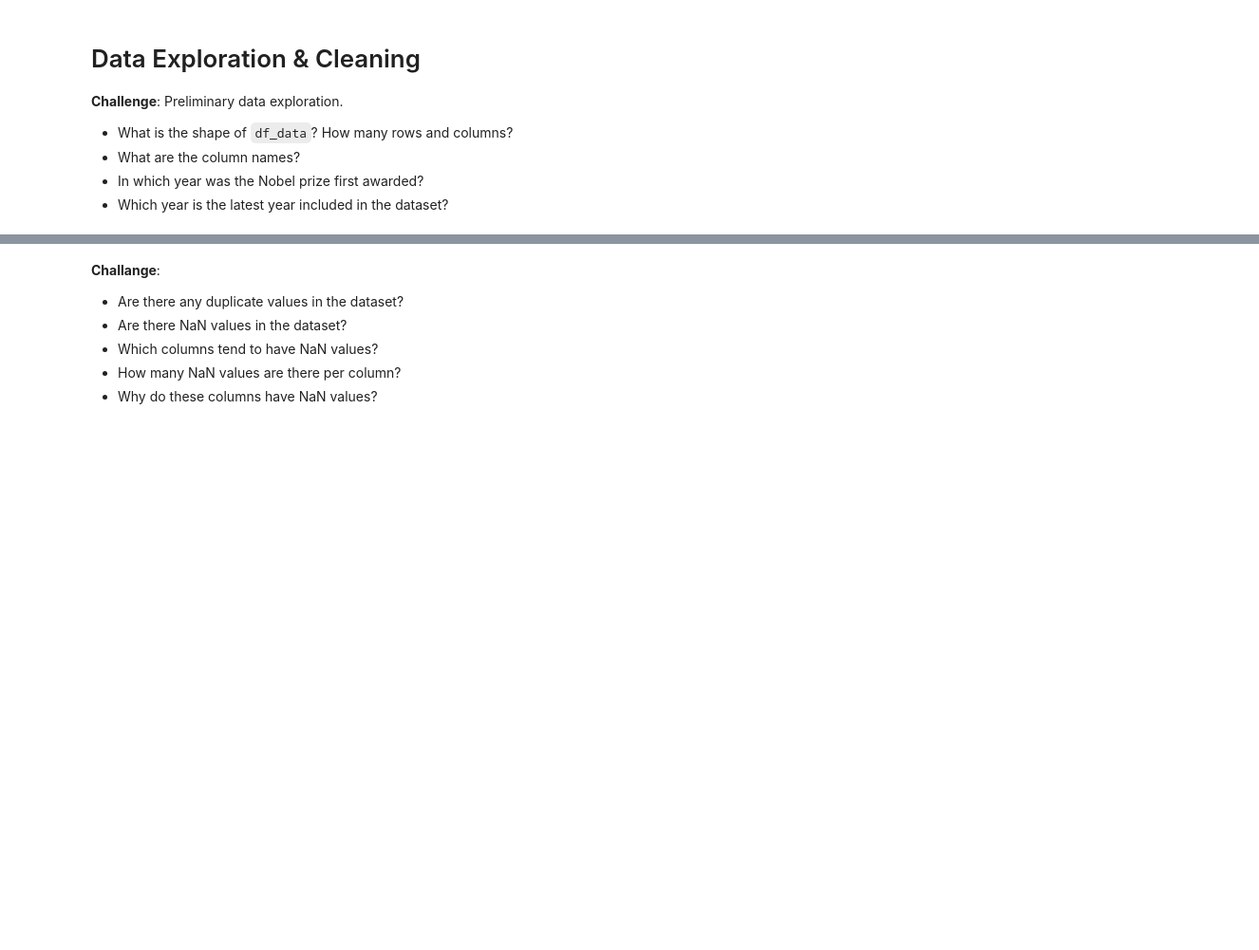
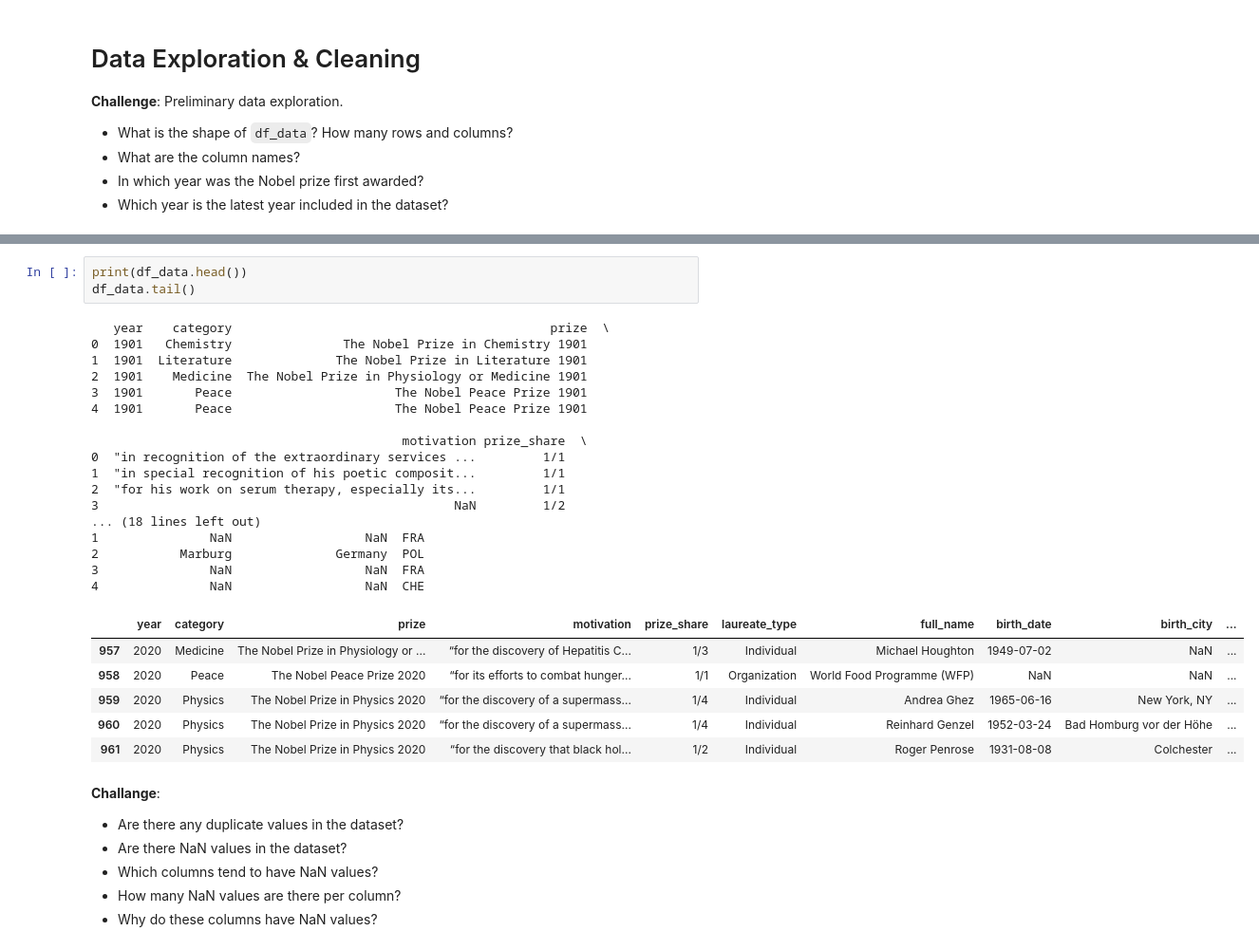
Before and after one commit to sojourn99/nobel-prize-analysis, a Jupyter notebook: Nobel_Prize_Analysis_(start).ipynb, the cells around one changed output, grey strips where cells are left out. Shown at 95% size. Cells and saved outputs as stored; diff of their text form; blank space fills up the shorter version.

```diff
--- a/Nobel_Prize_Analysis_(start).ipynb
+++ b/Nobel_Prize_Analysis_(start).ipynb
@@ -49,3 +71,30 @@ Caveats: The exact birth dates for Michael Houghton, Venkatraman Ramakrishnan, a
+# %%
+print(df_data.head())
+df_data.tail()
+# %% [output]
+   year    category                                           prize  \
+0  1901   Chemistry               The Nobel Prize in Chemistry 1901
+1  1901  Literature              The Nobel Prize in Literature 1901
+2  1901    Medicine  The Nobel Prize in Physiology or Medicine 1901
+3  1901       Peace                      The Nobel Peace Prize 1901
+4  1901       Peace                      The Nobel Peace Prize 1901
+
+                                          motivation prize_share  \
+0  "in recognition of the extraordinary services ...         1/1
+1  "in special recognition of his poetic composit...         1/1
+2  "for his work on serum therapy, especially its...         1/1
+3                                                NaN         1/2
+... (18 lines left out)
+1               NaN                  NaN  FRA
+2           Marburg              Germany  POL
+3               NaN                  NaN  FRA
+4               NaN                  NaN  CHE
+|  | year | category | prize | motivation | prize_share | laureate_type | full_name | birth_date | birth_city | ... |
+| 957 | 2020 | Medicine | The Nobel Prize in Physiology or ... | “for the discovery of Hepatitis C... | 1/3 | Individual | Michael Houghton | 1949-07-02 | NaN | ... |
+| 958 | 2020 | Peace | The Nobel Peace Prize 2020 | “for its efforts to combat hunger... | 1/1 | Organization | World Food Programme (WFP) | NaN | NaN | ... |
+| 959 | 2020 | Physics | The Nobel Prize in Physics 2020 | “for the discovery of a supermass... | 1/4 | Individual | Andrea Ghez | 1965-06-16 | New York, NY | ... |
+| 960 | 2020 | Physics | The Nobel Prize in Physics 2020 | “for the discovery of a supermass... | 1/4 | Individual | Reinhard Genzel | 1952-03-24 | Bad Homburg vor der Höhe | ... |
+| 961 | 2020 | Physics | The Nobel Prize in Physics 2020 | “for the discovery that black hol... | 1/2 | Individual | Roger Penrose | 1931-08-08 | Colchester | ... |
 # %% [markdown]
 **Challange**:
 * Are there any duplicate values in the dataset?
```
Also changed, not shown: parts of 10 cells of this notebook.
